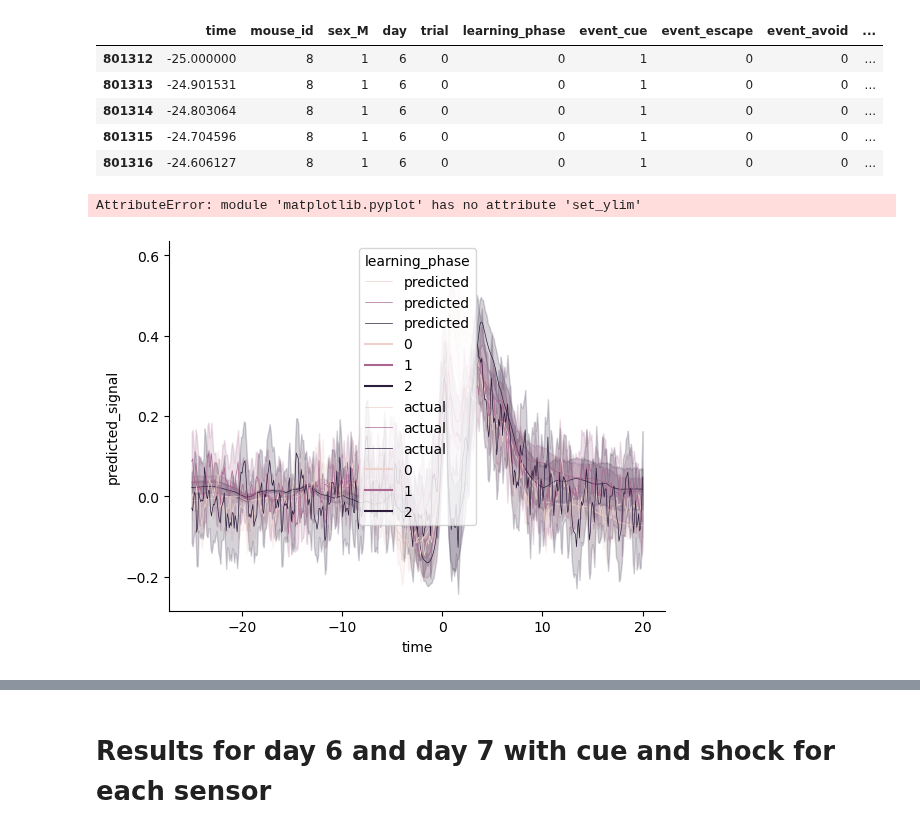
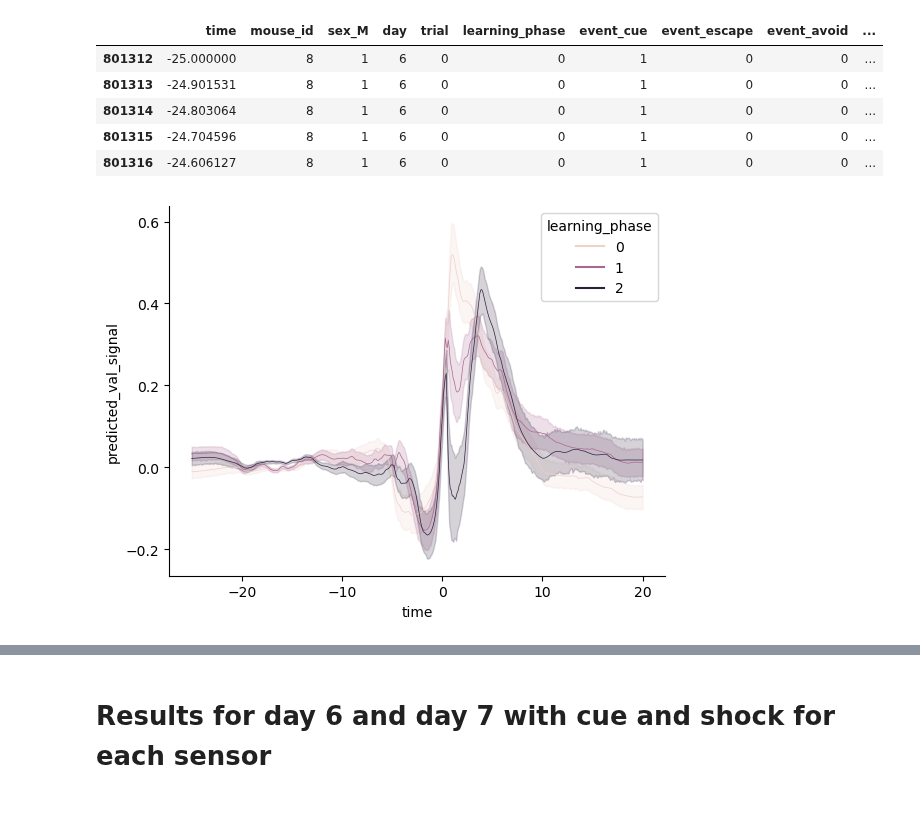
Before and after one commit to Mschaid/ENIGMA, a Jupyter notebook: notebooks/reports/binned_trial_exp_01.ipynb, the cells around one changed output, grey strips where cells are left out. Cells and saved outputs as stored; diff of their text form; code cells hidden in the pictures.

Commit message:
initial plot

```diff
--- a/notebooks/reports/binned_trial_exp_01.ipynb
+++ b/notebooks/reports/binned_trial_exp_01.ipynb
@@ -145,0 +130,2 @@ ValueError: in user code:
+# %%
+y_val_pred = control_model.predict(X_val)
@@ -146,8 +138,8 @@ ValueError: in user code:
 # %% [markdown]
 ## Validation check
 # %%
-control_validation_data= X_test.assign(predicted_signal=y_prediction_control,
-                                              actual_signal=y_prediction_dropped)
+control_validation_data= X_val.assign(predicted_val_signal=y_val_pred,
+                                              actual_val_signal=y_val)
 control_validation_data.query("sex_M==1 & event_cue==1 & sensor_DA==1").head()
 # %% [output]
 |  | time | mouse_id | sex_M | day | trial | learning_phase | event_cue | event_escape | event_avoid | ... |
@@ -157,16 +149,18 @@ control_validation_data.query("sex_M==1 & event_cue==1 & sensor_DA==1").head()
 | 801315 | -24.704596 | 8 | 1 | 6 | 0 | 0 | 1 | 0 | 0 | ... |
 | 801316 | -24.606127 | 8 | 1 | 6 | 0 | 0 | 1 | 0 | 0 | ... |
 # %%
-sns.lineplot(data = control_validation_data, x = 'time', y = 'predicted_signal', label = 'predicted', linewidth = 0.5, hue='learning_phase')
-sns.lineplot(data = control_validation_data, x = 'time', y = 'actual_signal', label = 'actual', linewidth = 0.5, hue='learning_phase')
+
+
+
+sns.lineplot(data = control_validation_data, x = 'time', y = 'predicted_val_signal', linewidth = 0.5, hue='learning_phase')
+# sns.lineplot(data = control_validation_data, x = 'time', y = 'actual_val_signal', label = 'actual', linewidth = 0.5, hue='learning_phase')
 
 sns.despine()
-plt.set_ylim(-1.5, 1.5)
-plt.set_xlim(-25, 20)
-plt.set_title(f'Day: {day}, Event: {event}, Sensor: {sensor}')
-plt.set_ylabel('Z-score')
-plt.set_xlabel('Time (s)')
-legend = plt.legend(loc = "upper left", fontsize = 8, frameon = False)
+# plt.set_ylim(-1.5, 1.5)
+# plt.set_xlim(-25, 20)
+# plt.set_title(f'Day: {day}, Event: {event}, Sensor: {sensor}')
+# plt.set_ylabel('Z-score')
+# plt.set_xlabel('Time (s)')
+# legend = plt.legend(loc = "upper left", fontsize = 8, frameon = False)
 # %% [output]
-AttributeError: module 'matplotlib.pyplot' has no attribute 'set_ylim'
-[figure, old version]
+[figure, new version]
```
Also changed, not shown: parts of 14 cells of this notebook.
